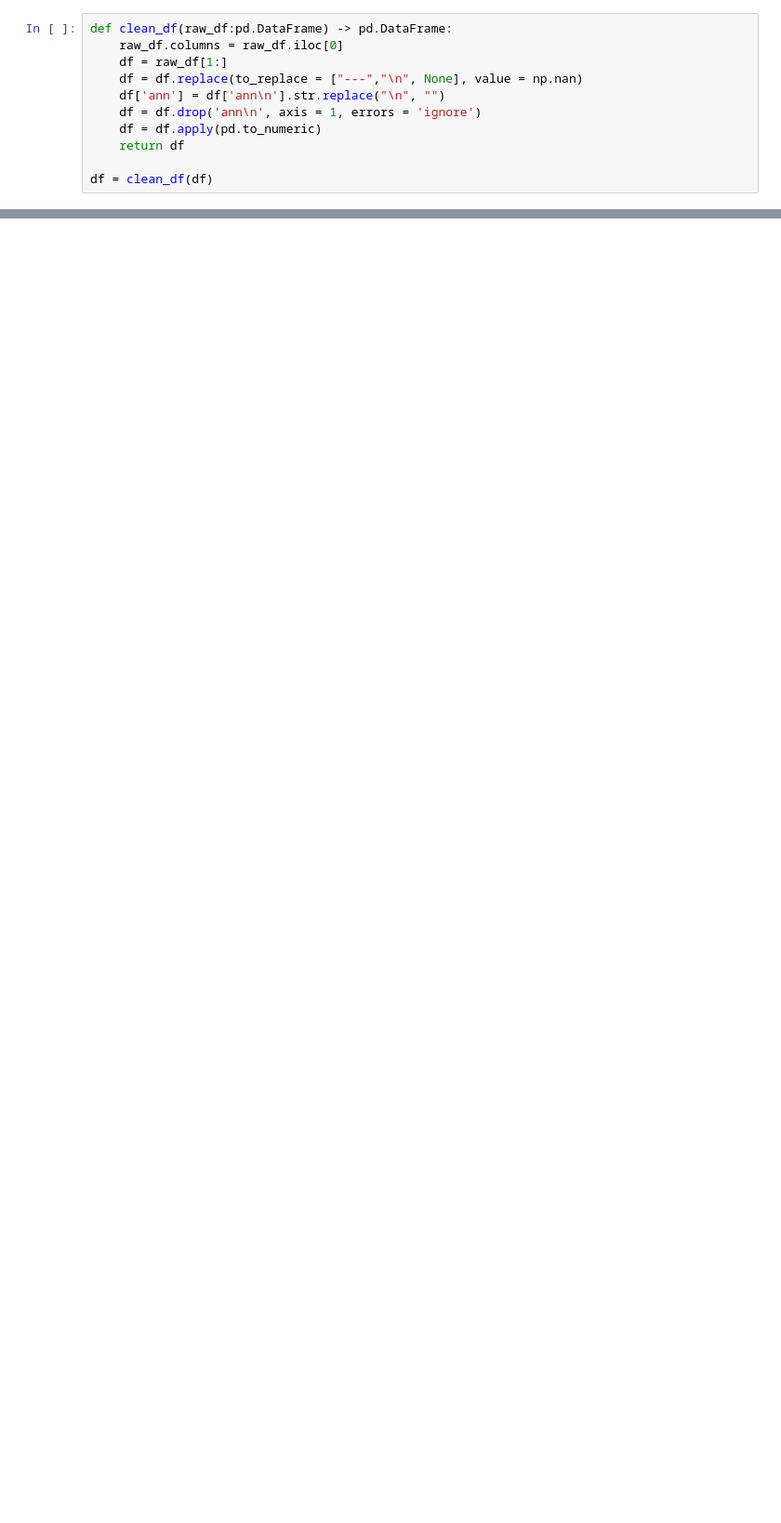
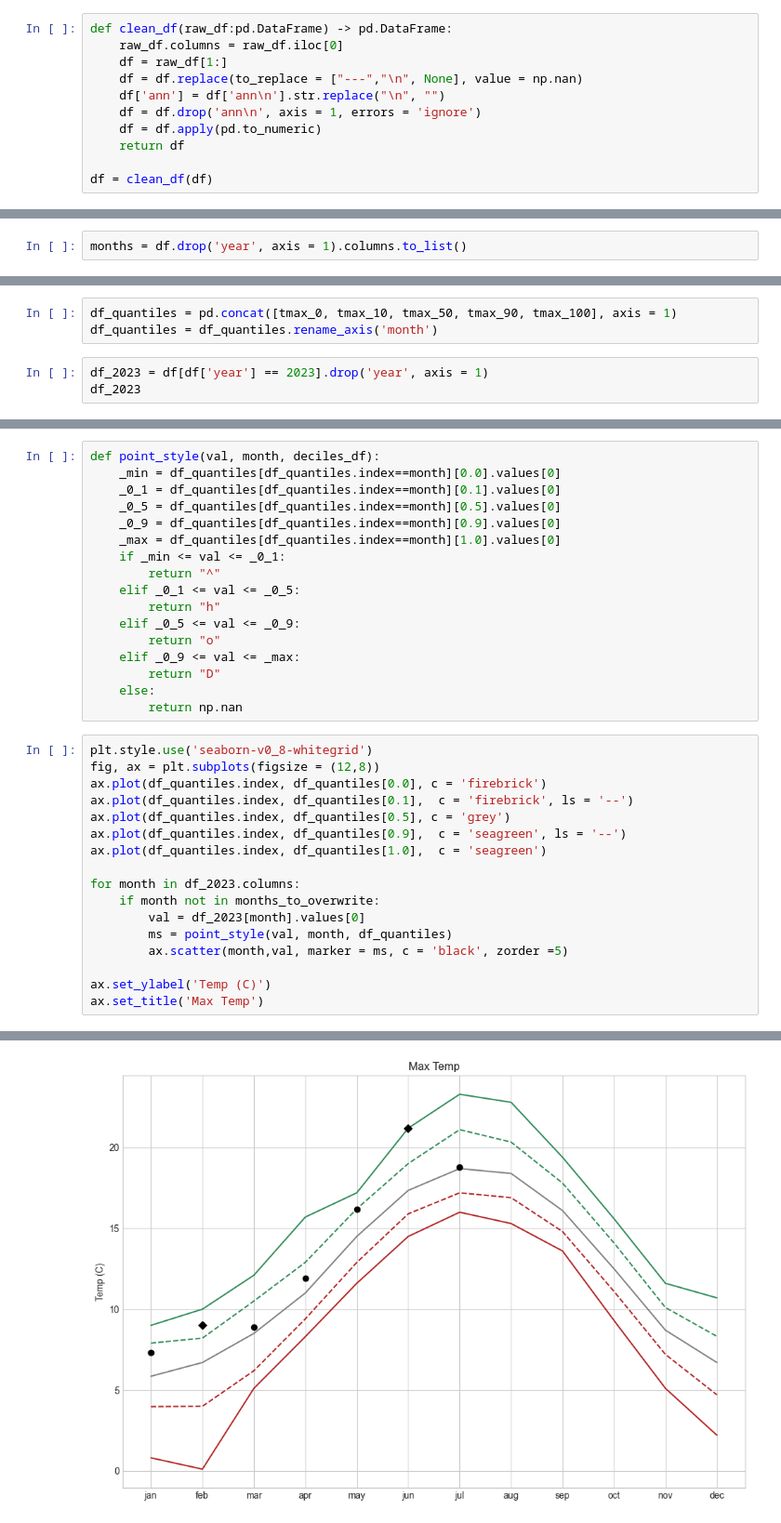
Before and after one commit to jmoro0408/Weather_graphing, a Jupyter notebook: vis.ipynb, the cells around one changed output, grey strips where cells are left out. Shown at 93% size. Cells and saved outputs as stored; diff of their text form; blank space fills up the shorter version.

Commit message:
initial plotting of tmax

```diff
--- a/vis.ipynb
+++ b/vis.ipynb
@@ -38,0 +57,2 @@ df.head()
+# %%
+months = df.drop('year', axis = 1).columns.to_list()
@@ -38,0 +65,6 @@ df.head()
+# %%
+df_quantiles = pd.concat([tmax_0, tmax_10, tmax_50, tmax_90, tmax_100], axis = 1)
+df_quantiles = df_quantiles.rename_axis('month')
+# %%
+df_2023 = df[df['year'] == 2023].drop('year', axis = 1)
+df_2023
@@ -38,0 +74,35 @@ df.head()
+# %%
+def point_style(val, month, deciles_df):
+    _min = df_quantiles[df_quantiles.index==month][0.0].values[0]
+    _0_1 = df_quantiles[df_quantiles.index==month][0.1].values[0]
+    _0_5 = df_quantiles[df_quantiles.index==month][0.5].values[0]
+    _0_9 = df_quantiles[df_quantiles.index==month][0.9].values[0]
+    _max = df_quantiles[df_quantiles.index==month][1.0].values[0]
+    if _min <= val <= _0_1:
+        return "^"
+    elif _0_1 <= val <= _0_5:
+        return "h"
+    elif _0_5 <= val <= _0_9:
+        return "o"
+    elif _0_9 <= val <= _max:
+        return "D"
+    else:
+        return np.nan
+# %%
+plt.style.use('seaborn-v0_8-whitegrid')
+fig, ax = plt.subplots(figsize = (12,8))
+ax.plot(df_quantiles.index, df_quantiles[0.0], c = 'firebrick')
+ax.plot(df_quantiles.index, df_quantiles[0.1],  c = 'firebrick', ls = '--')
+ax.plot(df_quantiles.index, df_quantiles[0.5], c = 'grey')
+ax.plot(df_quantiles.index, df_quantiles[0.9],  c = 'seagreen', ls = '--')
+ax.plot(df_quantiles.index, df_quantiles[1.0],  c = 'seagreen')
+
+for month in df_2023.columns:
+    if month not in months_to_overwrite:
+        val = df_2023[month].values[0]
+        ms = point_style(val, month, df_quantiles)
+        ax.scatter(month,val, marker = ms, c = 'black', zorder =5)
+
+ax.set_ylabel('Temp (C)')
+ax.set_title('Max Temp')
+# %% [output]
@@ -38,0 +110 @@ df.head()
+[figure, added]
```
Also changed, not shown: parts of 13 cells of this notebook.
